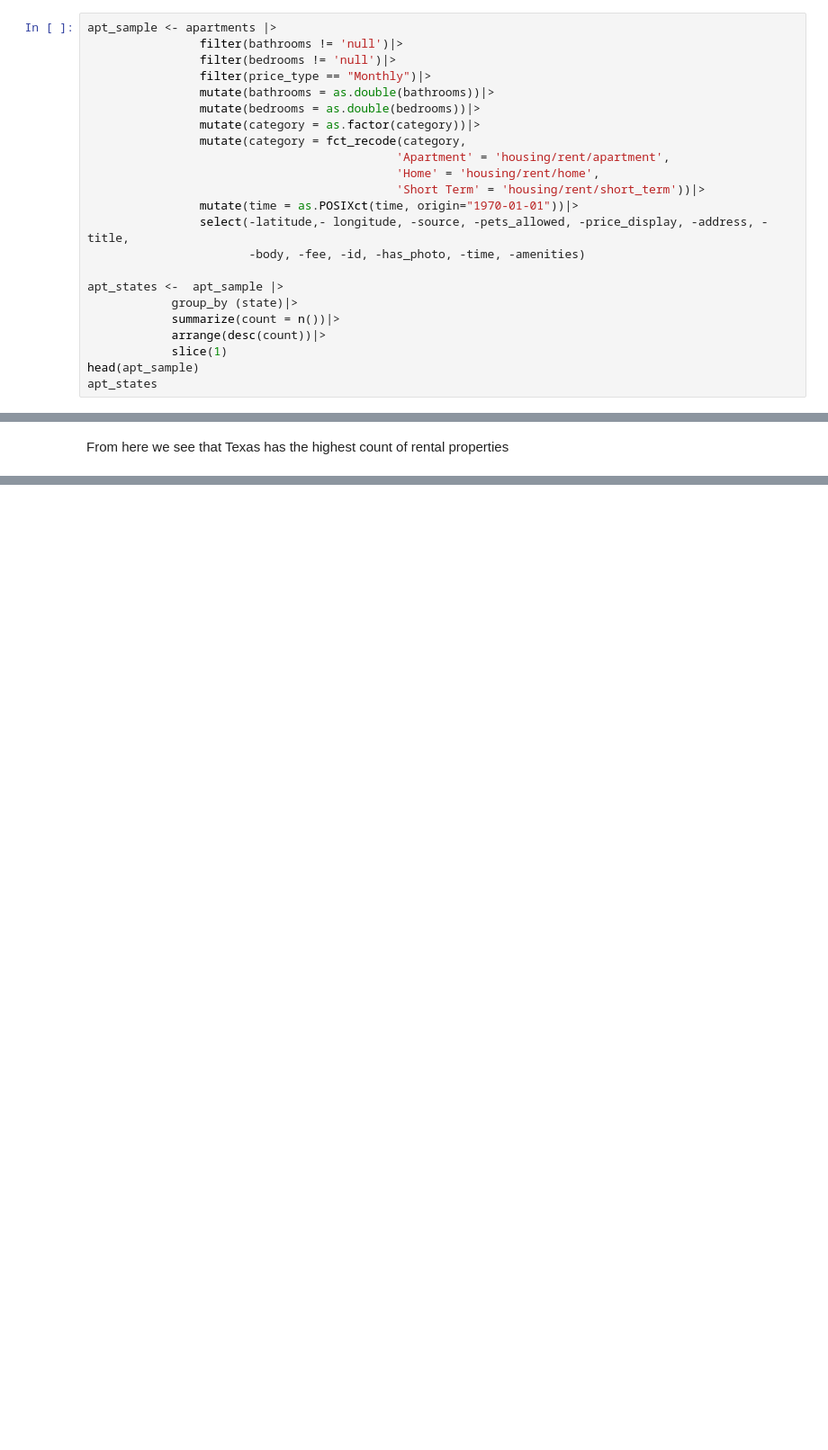
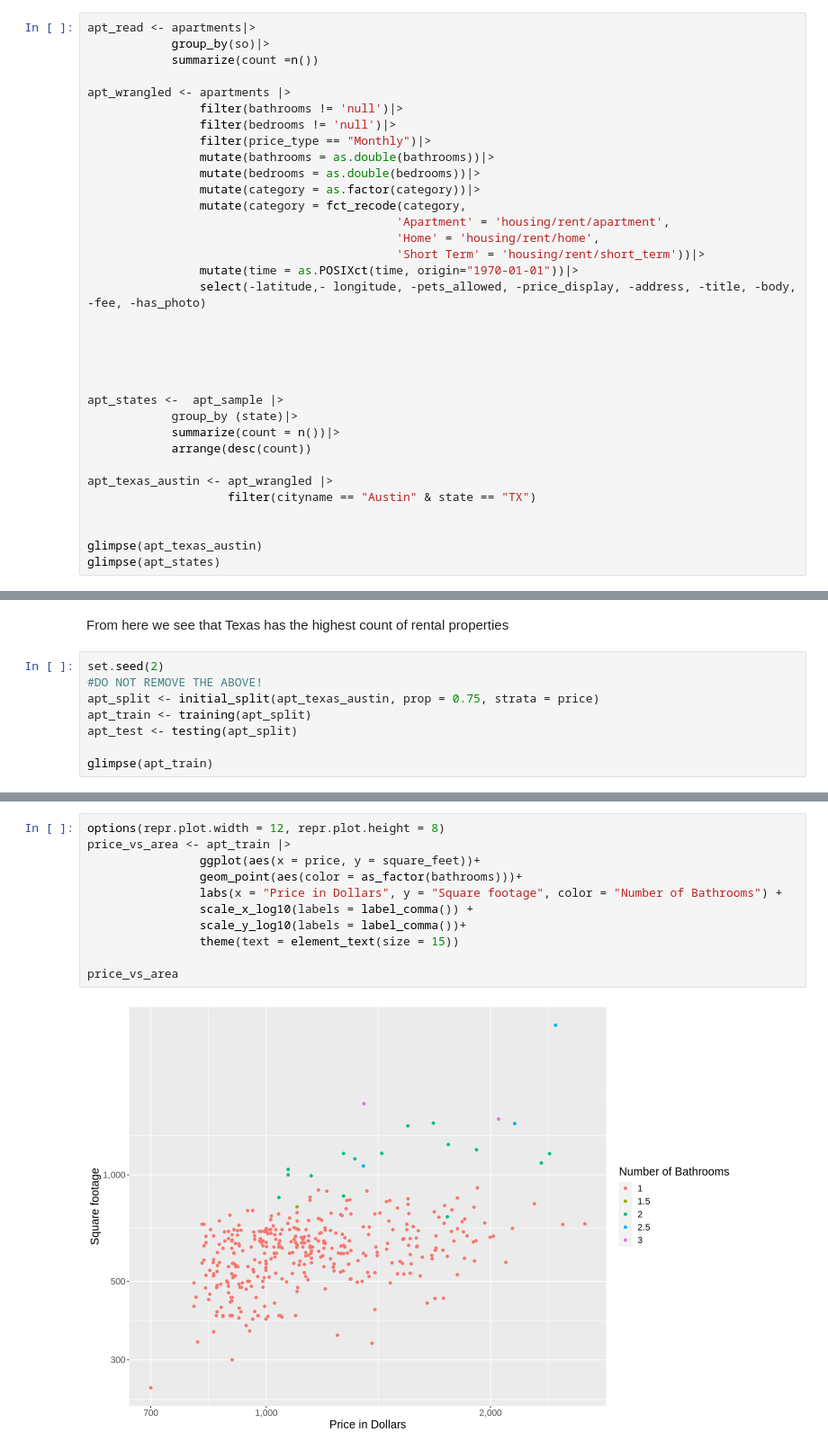
Before and after one commit to LightAwesome/apartment_rent_analysis, a Jupyter notebook: apartment.ipynb, the cells around one changed output, grey strips where cells are left out. Shown: that part at 90% size. Saved outputs shown, nothing was run; the diff lists cells and outputs as text; blank space fills up the shorter version.

```diff
--- a/apartment.ipynb
+++ b/apartment.ipynb
@@ -39,7 +39,11 @@ A tibble: 3 × 2
 | Monthly|Weekly | 1 |
 | Weekly | 1 |
 # %%
-apt_sample <- apartments |>
+apt_read <- apartments|>
+            group_by(so)|>
+            summarize(count =n())
+
+apt_wrangled <- apartments |>
                 filter(bathrooms != 'null')|>
                 filter(bedrooms != 'null')|>
                 filter(price_type == "Monthly")|>
@@ -51,14 +55,21 @@ apt_sample <- apartments |>
                                             'Home' = 'housing/rent/home',
                                             'Short Term' = 'housing/rent/short_term'))|>
                 mutate(time = as.POSIXct(time, origin="1970-01-01"))|>
-                select(-latitude,- longitude, -source, -pets_allowed, -price_display, -address, -title,
-                       -body, -fee, -id, -has_photo, -time, -amenities)
+                select(-latitude,- longitude, -pets_allowed, -price_display, -address, -title, -body, -fee, -has_photo)
+
+
+
+
 
 apt_states <-  apt_sample |>
             group_by (state)|>
             summarize(count = n())|>
-            arrange(desc(count))|>
-            slice(1)
-head(apt_sample)
-apt_states
+            arrange(desc(count))
+
+apt_texas_austin <- apt_wrangled |>
+                    filter(cityname == "Austin" & state == "TX")
+
+
+glimpse(apt_texas_austin)
+glimpse(apt_states)
 # %% [output]
@@ -78,2 +95,10 @@ A tibble: 1 × 2
 # %% [markdown]
 From here we see that Texas has the highest count of rental properties
+# %%
+set.seed(2)
+#DO NOT REMOVE THE ABOVE!
+apt_split <- initial_split(apt_texas_austin, prop = 0.75, strata = price)
+apt_train <- training(apt_split)
+apt_test <- testing(apt_split)
+
+glimpse(apt_train)
@@ -79,0 +120,13 @@ From here we see that Texas has the highest count of rental properties
+# %%
+options(repr.plot.width = 12, repr.plot.height = 8)
+price_vs_area <- apt_train |>
+                ggplot(aes(x = price, y = square_feet))+
+                geom_point(aes(color = as_factor(bathrooms)))+
+                labs(x = "Price in Dollars", y = "Square footage", color = "Number of Bathrooms") +
+                scale_x_log10(labels = label_comma()) +
+                scale_y_log10(labels = label_comma())+
+                theme(text = element_text(size = 15))
+
+price_vs_area
+# %% [output]
+[figure, added]
```
Also changed, not shown: parts of 3 cells of this notebook.
